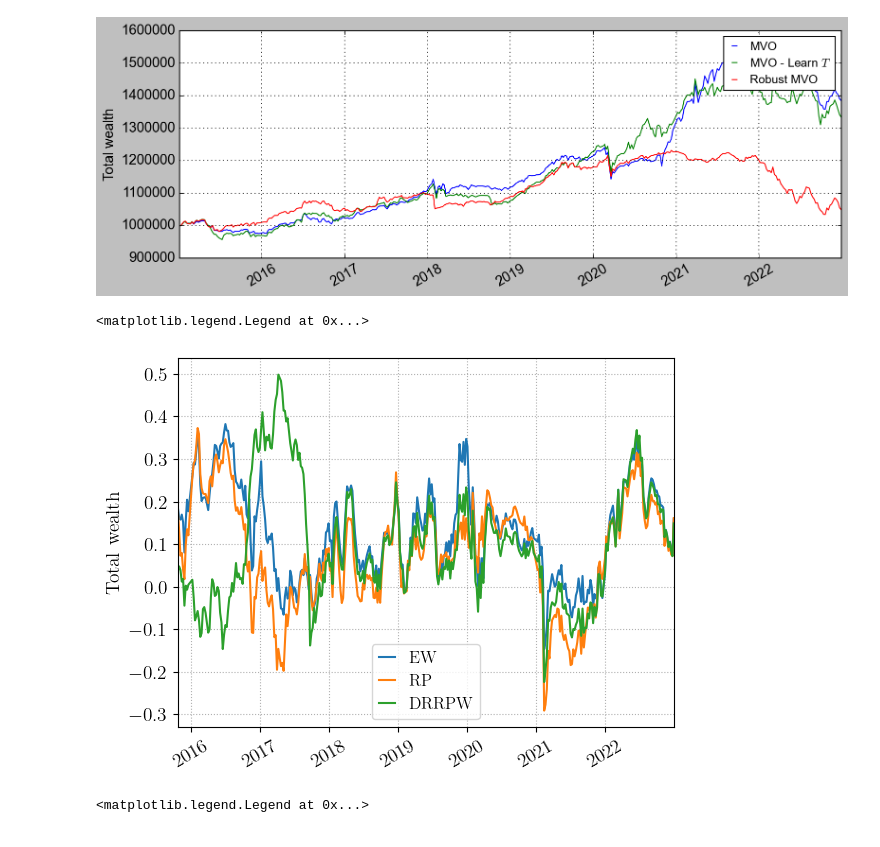
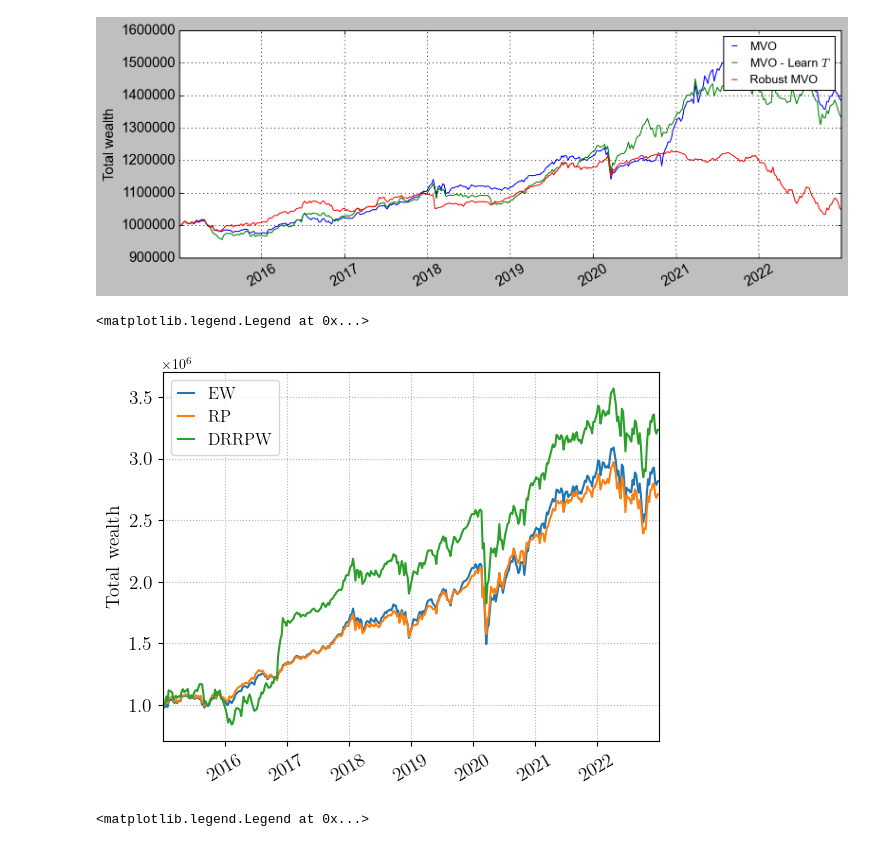
Before and after one commit to rafayk7/meta-portfolio-optimization, a Jupyter notebook: ActualWork/plot.ipynb, the cells around one changed output. Cells and saved outputs as stored; diff of their text form; code cells hidden in the pictures.

```diff
--- a/ActualWork/plot.ipynb
+++ b/ActualWork/plot.ipynb
@@ -142,26 +142,26 @@ For Robust MVO. Mean: 0.000508236483424955. Vol: 0.005953472376991892. Sharpe: 0
 # %%
 datatype = 'broad'
 EW_value_broad = pd.read_pickle('ResultsEW_{}_value.pkl'.format(datatype))
 RP_value_broad = pd.read_pickle('ResultsRP_{}_value.pkl'.format(datatype))
 DRRPW_value_broad = pd.read_pickle('ResultsDRRPWDeltaTrained_{}_value.pkl'.format(datatype))
 
 frames = [EW_value_broad, RP_value_broad, DRRPW_value_broad]
 names = ['EW', 'RP', 'DRRPW']
 
 fig,ax = plt.subplots()
 for indx, frame in enumerate(frames):
-    f = sharpe_ratio(frame)
-    ax.plot(f['date'], f['SharpeRatio'], label=names[indx])
+    f = frame
+    ax.plot(f['date'], f['Wealth'], label=names[indx])
 plt.grid(visible="on",linestyle=":",linewidth=0.8)
 plt.tick_params(axis='x', labelrotation = 30)
 plt.ylabel("Total wealth", fontsize=14)
 plt.xticks(fontsize=14)
 plt.yticks(fontsize=14)
 
 plt.legend(fontsize=12, handlelength=1)
 # %% [output]
 <matplotlib.legend.Legend at 0x...>
-[figure, old version]
+[figure, new version]
 # %%
 datatype = 'cross_asset'
 EW_value_broad = pd.read_pickle('ResultsEW_{}_value.pkl'.format(datatype))
```
Also changed, not shown: parts of 2 cells of this notebook, 1 other file.
